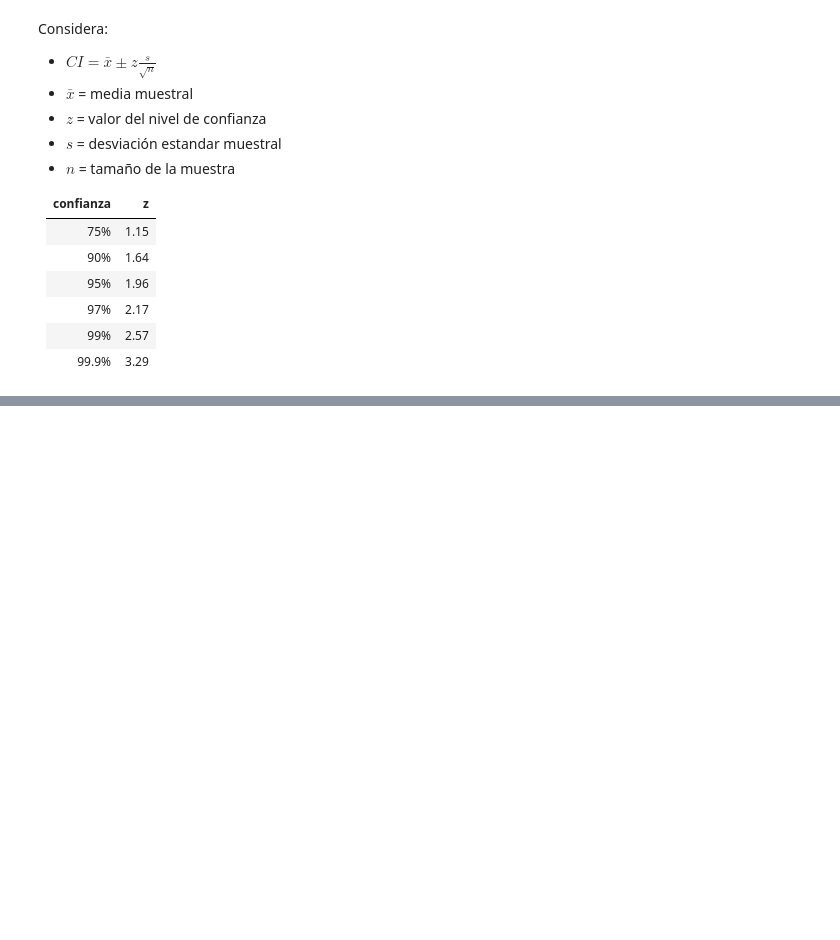
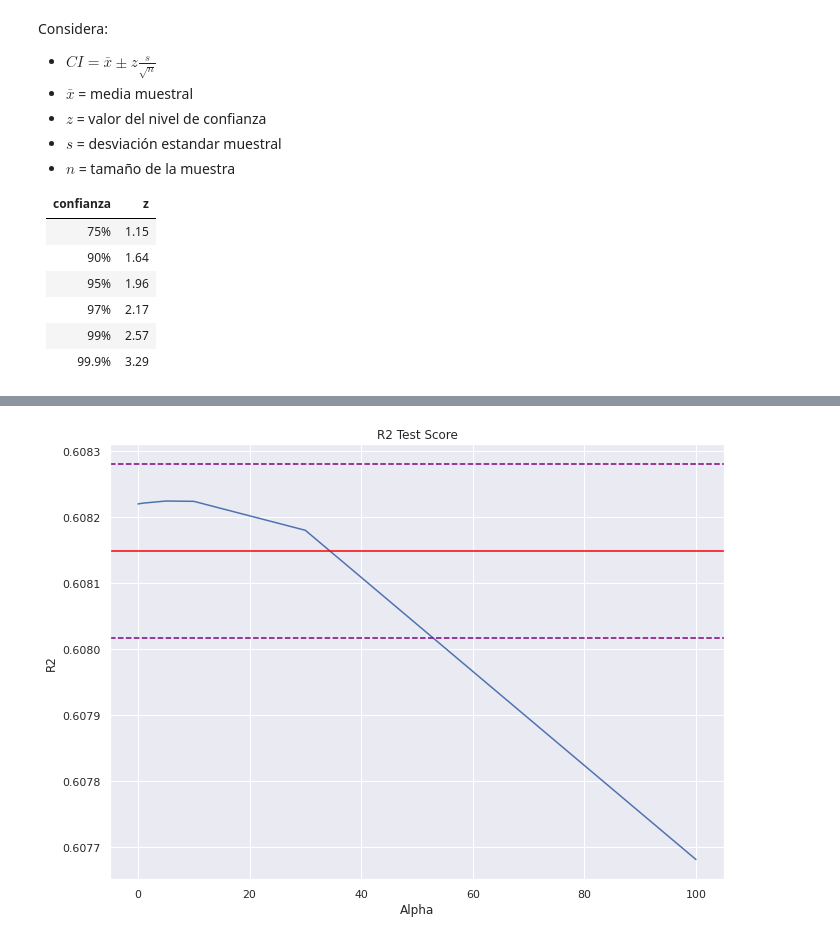
Before and after one commit to DanielEduardoLopez/DEVF-MachineLearning, a Jupyter notebook: Challenge_5_CrossValidation.ipynb, the cells around one changed output, grey strips where cells are left out. Drawn from its saved outputs; the diff is of its cells as text; code cells hidden in the pictures; blank space fills up the shorter version.

```diff
--- a/Challenge_5_CrossValidation.ipynb
+++ b/Challenge_5_CrossValidation.ipynb
@@ -1018,6 +1018,8 @@ alphas = [100, 30, 10, 5, 1, 0.1, .01, 0.001]
 metrics = ['r2', 'neg_root_mean_squared_error']
 # %%
 # Solution
+all_scores_df = pd.DataFrame([['dummy', 'dummy', 'dummy', 'dummy']], columns = ['Metric', 'Alpha', 'TrainScore', 'TestScore'])
+
 for metric in metrics:
 
   train_score_list = []
@@ -1042,6 +1044,10 @@ for metric in metrics:
 
   scores_df = pd.DataFrame({'Alpha': alphas, 'TrainScore': train_score_list, 'TestScore': test_score_list})
 
+  all_scores_df = pd.concat([all_scores_df,
+                            pd.DataFrame({'Metric': metric, 'Alpha': alphas, 'TrainScore': train_score_list, 'TestScore': test_score_list})],
+                            axis = 0)
+
   if metric == 'r2':
     best_score = scores_df[scores_df['TestScore'] == max(scores_df['TestScore'])]
 
@@ -1049,6 +1055,8 @@ for metric in metrics:
     best_score = scores_df[scores_df['TestScore'] == min(scores_df['TestScore'])]
 
   print(f'The alpha that optimizes the {metric} is {best_score.Alpha.values[0]} --> Train Score: {best_score.TrainScore.values[0]}, and Test Score: {best_score.TestScore.values[0]}')
+
+all_scores_df = all_scores_df.iloc[1:,].reset_index()
 # %% [output]
 The alpha that optimizes the r2 is 5.0 --> Train Score: 0.6099191129146949, and Test Score: 0.6082245602123726
 The alpha that optimizes the neg_root_mean_squared_error is 10.0 --> Train Score: 0.7214487051656736, and Test Score: 0.7223661871659075
@@ -1087,0 +1119,25 @@ Considera:
+# %%
+# r2 calculations
+mean_r2 = all_scores_df[all_scores_df.Metric == 'r2']['TestScore'].mean()
+dev_r2 =  all_scores_df[all_scores_df.Metric == 'r2']['TestScore'].std()
+CI_r2_sup = mean_r2 + (1.96 * dev_r2 / np.sqrt(len(all_scores_df[all_scores_df.Metric == 'r2']['TestScore']))) # 95%
+CI_r2_inf = mean_r2 - (1.96 * dev_r2 / np.sqrt(len(all_scores_df[all_scores_df.Metric == 'r2']['TestScore']))) # 95%
+
+# RMSE calculations
+mean_rmse = all_scores_df[all_scores_df.Metric == 'neg_root_mean_squared_error']['TestScore'].mean()
+dev_rmse =  all_scores_df[all_scores_df.Metric == 'neg_root_mean_squared_error']['TestScore'].std()
+CI_rmse_sup = mean_rmse + (1.96 * dev_rmse / np.sqrt(len(all_scores_df[all_scores_df.Metric == 'neg_root_mean_squared_error']['TestScore']))) # 95%
+CI_rmse_inf = mean_rmse - (1.96 * dev_rmse / np.sqrt(len(all_scores_df[all_scores_df.Metric == 'neg_root_mean_squared_error']['TestScore']))) # 95%
+# %%
+# R2 plot
+plt.figure(figsize = (11,8))
+sns.lineplot(data = all_scores_df[all_scores_df.Metric == 'r2'], x = 'Alpha', y = 'TestScore')
+plt.axhline(y = mean_r2, color = 'red', linestyle = '-')
+plt.axhline(y = CI_r2_sup, color = 'purple', linestyle = '--')
+plt.axhline(y = CI_r2_inf, color = 'purple', linestyle = '--')
+plt.xlabel('Alpha')
+plt.ylabel('R2')
+plt.title('R2 Test Score')
+plt.show()
+# %% [output]
+[figure, added]
```
Also changed, not shown: parts of 4 cells of this notebook.
